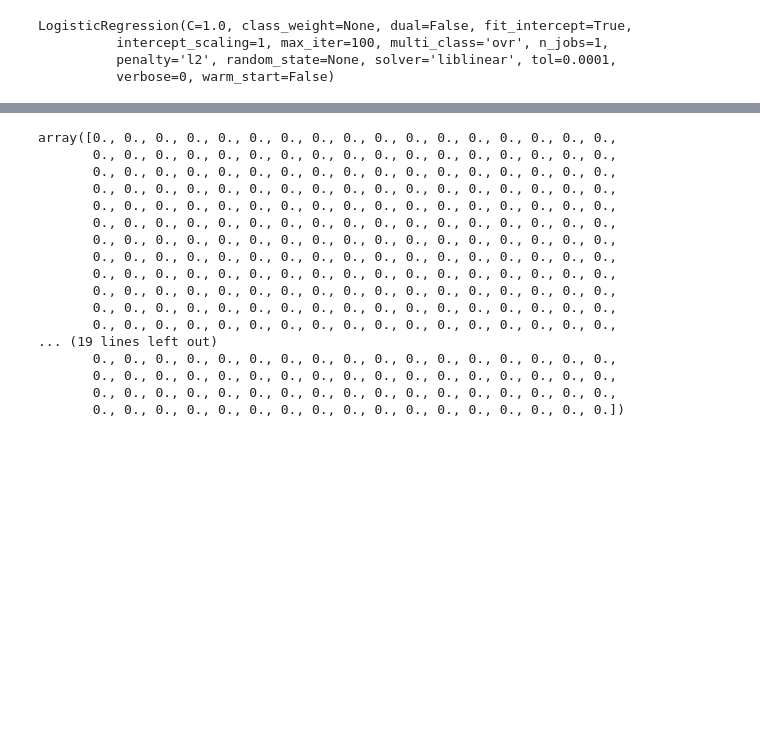
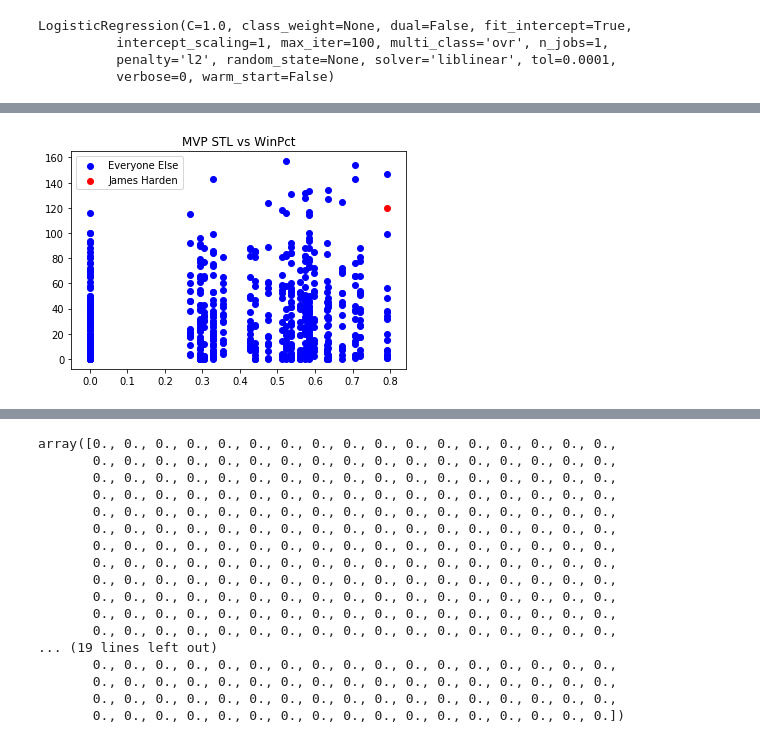
Before and after one commit to nickyd1218/KNDB, a Jupyter notebook: KNDB.ipynb, the cells around one changed output, grey strips where cells are left out. Cells and saved outputs as stored; diff of their text form; code cells hidden in the pictures; blank space fills up the shorter version.

```diff
--- a/KNDB.ipynb
+++ b/KNDB.ipynb
@@ -182,0 +229,12 @@ LogisticRegression(C=1.0, class_weight=None, dual=False, fit_intercept=True,
+# %%
+plt.subplot()
+plt.scatter(kndb_results.Winpct[kndb_results.Player != "James Harden"], kndb_results.STL[kndb_results.Player != "James Harden"], c="blue", label="Everyone Else")
+plt.scatter(kndb_results.Winpct[kndb_results.Player == "James Harden"], kndb_results.STL[kndb_results.Player == "James Harden"], c="red", label="James Harden")
+#plt.scatter(classifier.predict(X_test_scaled), plt2, c="orange", label="Testing #Data")
+plt.legend()
+#plt.hlines(y=0, xmin=y_test_scaled.min(), xmax=y_test_scaled.max())
+plt.savefig("images/MVP_STLvsWinPct")
+plt.title("MVP STL vs WinPct")
+plt.show()
+# %% [output]
+[figure, added]
```
Also changed, not shown: parts of 11 cells of this notebook, 4 other files.
